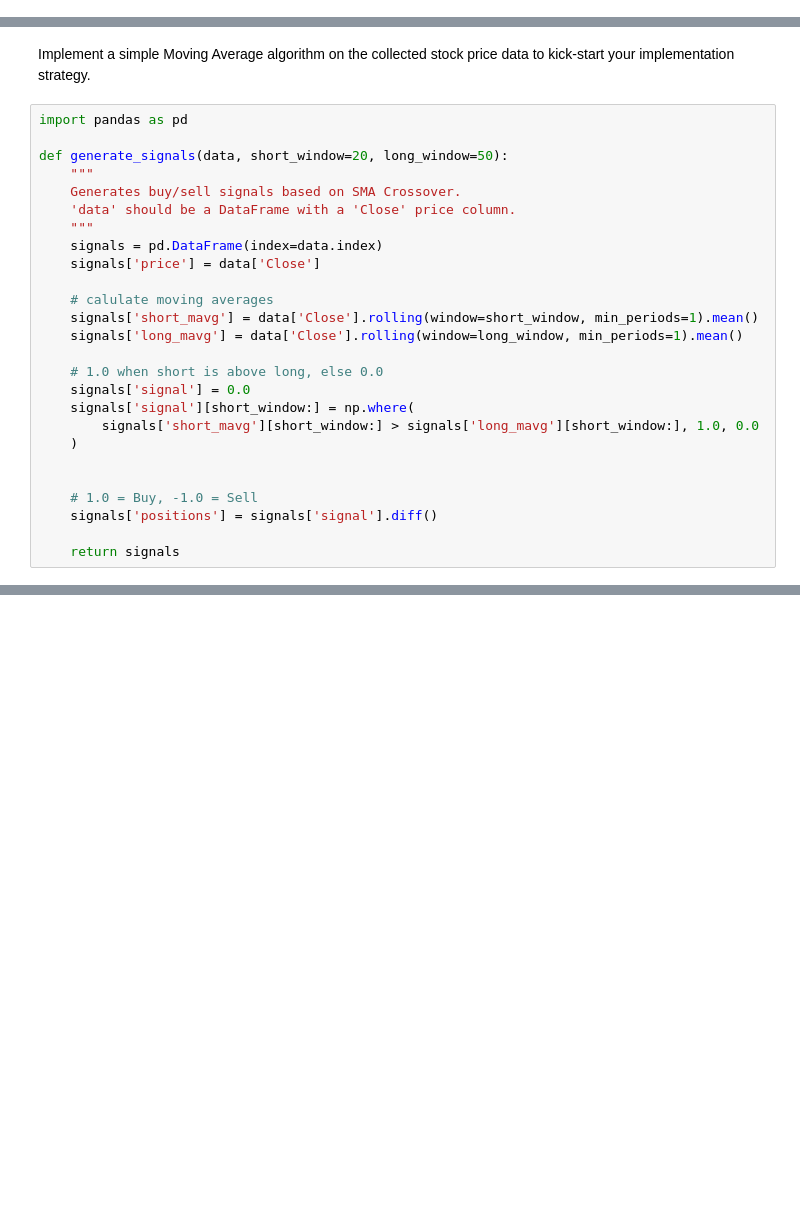
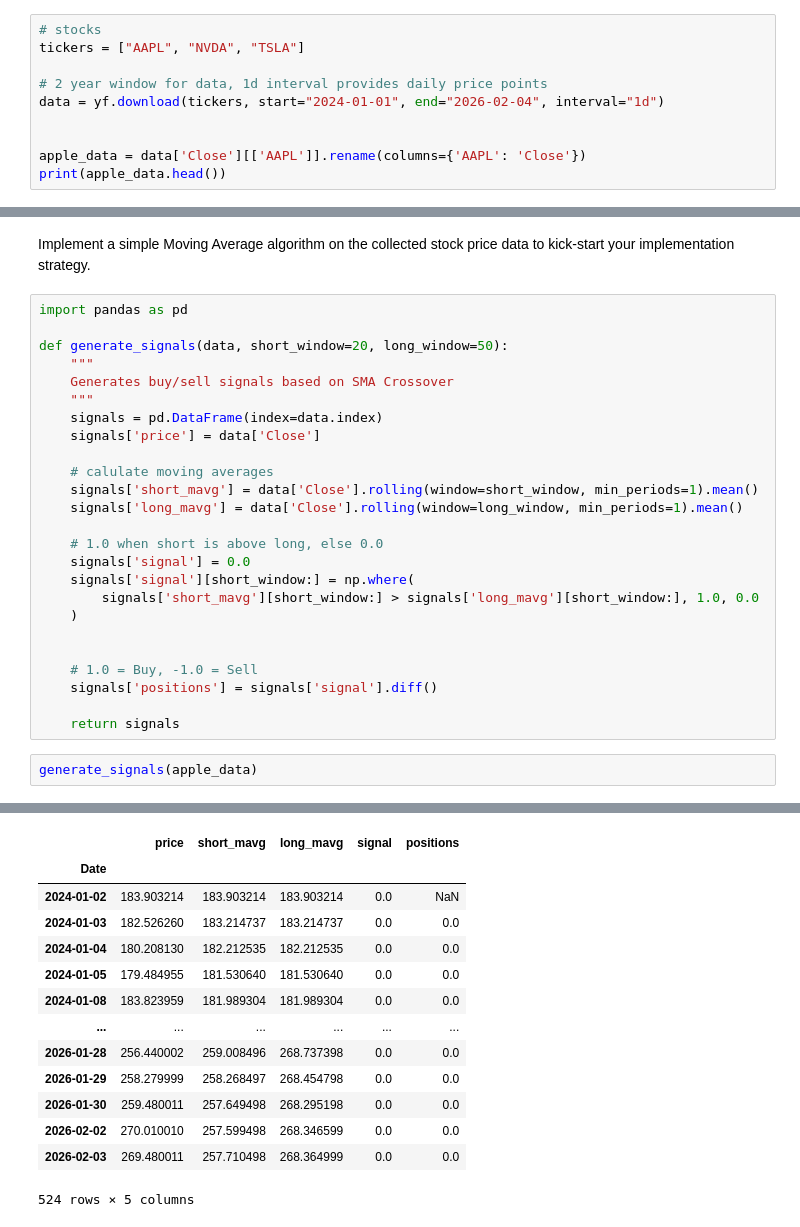
Before and after one commit to aryamiryala/DSCI560, a Jupyter notebook: AryaMiryala_9567678120/lab4/Lab4_DSCI560.ipynb, the cells around one changed output, grey strips where cells are left out. Cells and saved outputs as stored; diff of their text form; blank space fills up the shorter version.

```diff
--- a/AryaMiryala_9567678120/lab4/Lab4_DSCI560.ipynb
+++ b/AryaMiryala_9567678120/lab4/Lab4_DSCI560.ipynb
@@ -0,0 +28,10 @@
+# %%
+# stocks
+tickers = ["AAPL", "NVDA", "TSLA"]
+
+# 2 year window for data, 1d interval provides daily price points
+data = yf.download(tickers, start="2024-01-01", end="2026-02-04", interval="1d")
+
+
+apple_data = data['Close'][['AAPL']].rename(columns={'AAPL': 'Close'})
+print(apple_data.head())
@@ -5,8 +51,7 @@ import pandas as pd
 
 def generate_signals(data, short_window=20, long_window=50):
     """
-    Generates buy/sell signals based on SMA Crossover.
-    'data' should be a DataFrame with a 'Close' price column.
+    Generates buy/sell signals based on SMA Crossover
     """
     signals = pd.DataFrame(index=data.index)
     signals['price'] = data['Close']
@@ -26,3 +71,6 @@ def generate_signals(data, short_window=20, long_window=50):
     signals['positions'] = signals['signal'].diff()
 
     return signals
+# %%
+generate_signals(apple_data)
+# %% [output]
@@ -28,0 +87,14 @@ def generate_signals(data, short_window=20, long_window=50):
+|  | price | short_mavg | long_mavg | signal | positions |
+| Date |  |  |  |  |  |
+| 2024-01-02 | 183.903214 | 183.903214 | 183.903214 | 0.0 | NaN |
+| 2024-01-03 | 182.526260 | 183.214737 | 183.214737 | 0.0 | 0.0 |
+| 2024-01-04 | 180.208130 | 182.212535 | 182.212535 | 0.0 | 0.0 |
+| 2024-01-05 | 179.484955 | 181.530640 | 181.530640 | 0.0 | 0.0 |
+| 2024-01-08 | 183.823959 | 181.989304 | 181.989304 | 0.0 | 0.0 |
+| ... | ... | ... | ... | ... | ... |
+| 2026-01-28 | 256.440002 | 259.008496 | 268.737398 | 0.0 | 0.0 |
+| 2026-01-29 | 258.279999 | 258.268497 | 268.454798 | 0.0 | 0.0 |
+| 2026-01-30 | 259.480011 | 257.649498 | 268.295198 | 0.0 | 0.0 |
+| 2026-02-02 | 270.010010 | 257.599498 | 268.346599 | 0.0 | 0.0 |
+| 2026-02-03 | 269.480011 | 257.710498 | 268.364999 | 0.0 | 0.0 |
+524 rows × 5 columns
```
Also changed, not shown: parts of 23 cells of this notebook, 1 other file.
